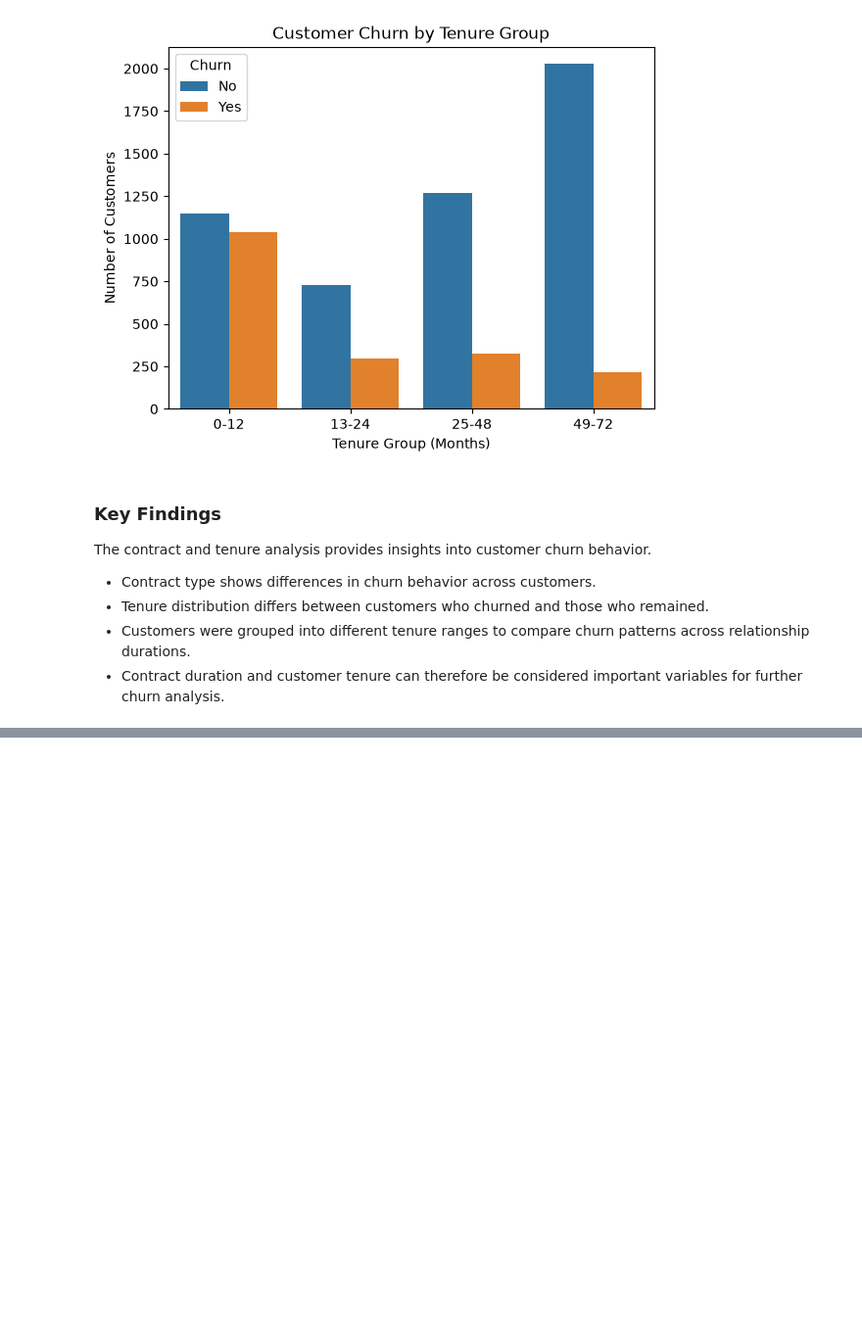
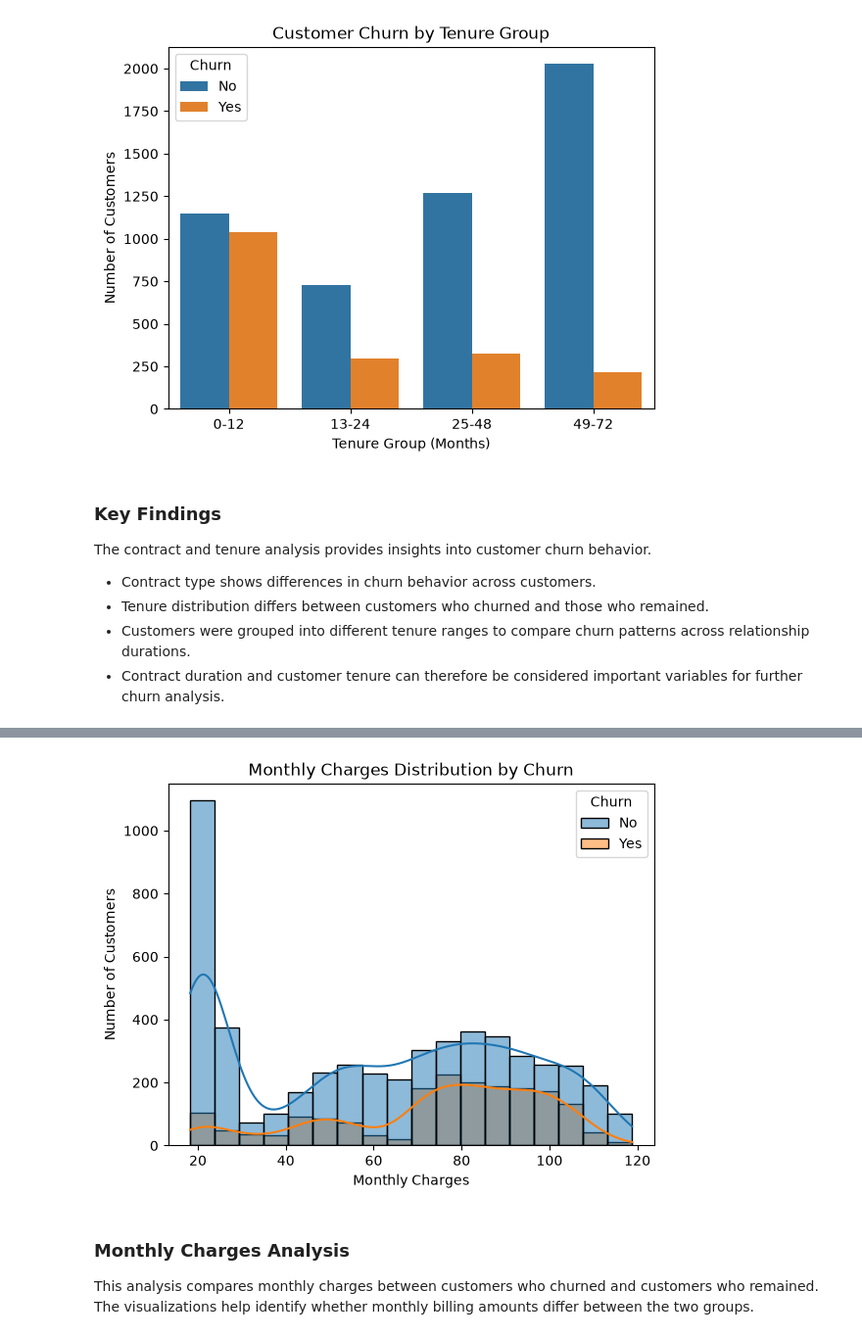
Before and after one commit to begamafreen8088-afk/zaalima-data-analytic, a Jupyter notebook: Notebooks/person2_eda.ipynb, the cells around one changed output, grey strips where cells are left out. Shown at 98% size. Cells and saved outputs as stored; diff of their text form; code cells hidden in the pictures; blank space fills up the shorter version.

```diff
--- a/Notebooks/person2_eda.ipynb
+++ b/Notebooks/person2_eda.ipynb
@@ -614,0 +641,20 @@ behavior.
+# %%
+sns.histplot(
+    data=df,
+    x="MonthlyCharges",
+    hue="Churn",
+    kde=True
+)
+
+plt.title("Monthly Charges Distribution by Churn")
+plt.xlabel("Monthly Charges")
+plt.ylabel("Number of Customers")
+plt.show()
+# %% [output]
+[figure, added]
+# %% [markdown]
+### Monthly Charges Analysis
+
+This analysis compares monthly charges between customers who churned
+and customers who remained. The visualizations help identify whether
+monthly billing amounts differ between the two groups.
```
Also changed, not shown: parts of 12 cells of this notebook.
